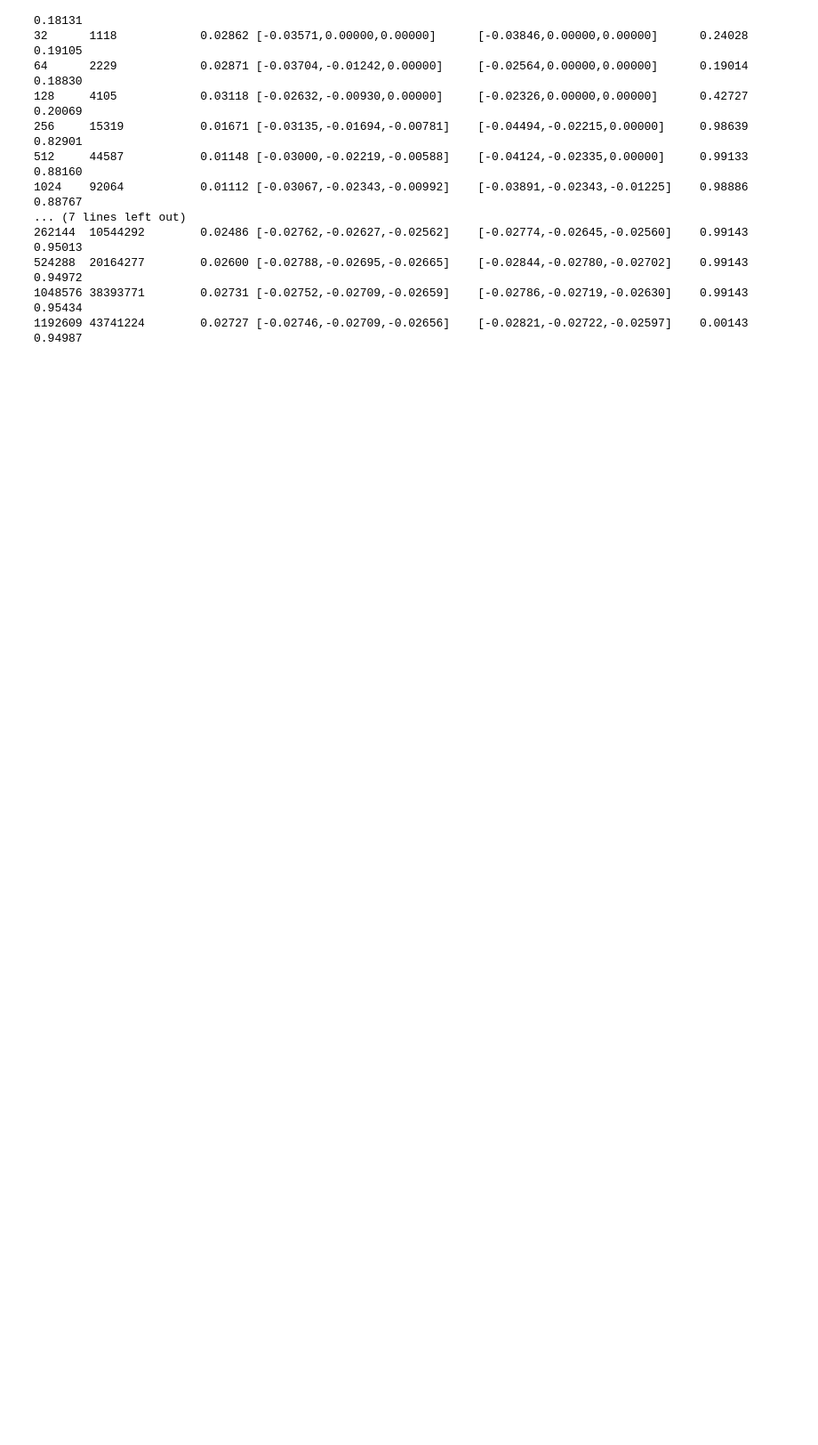
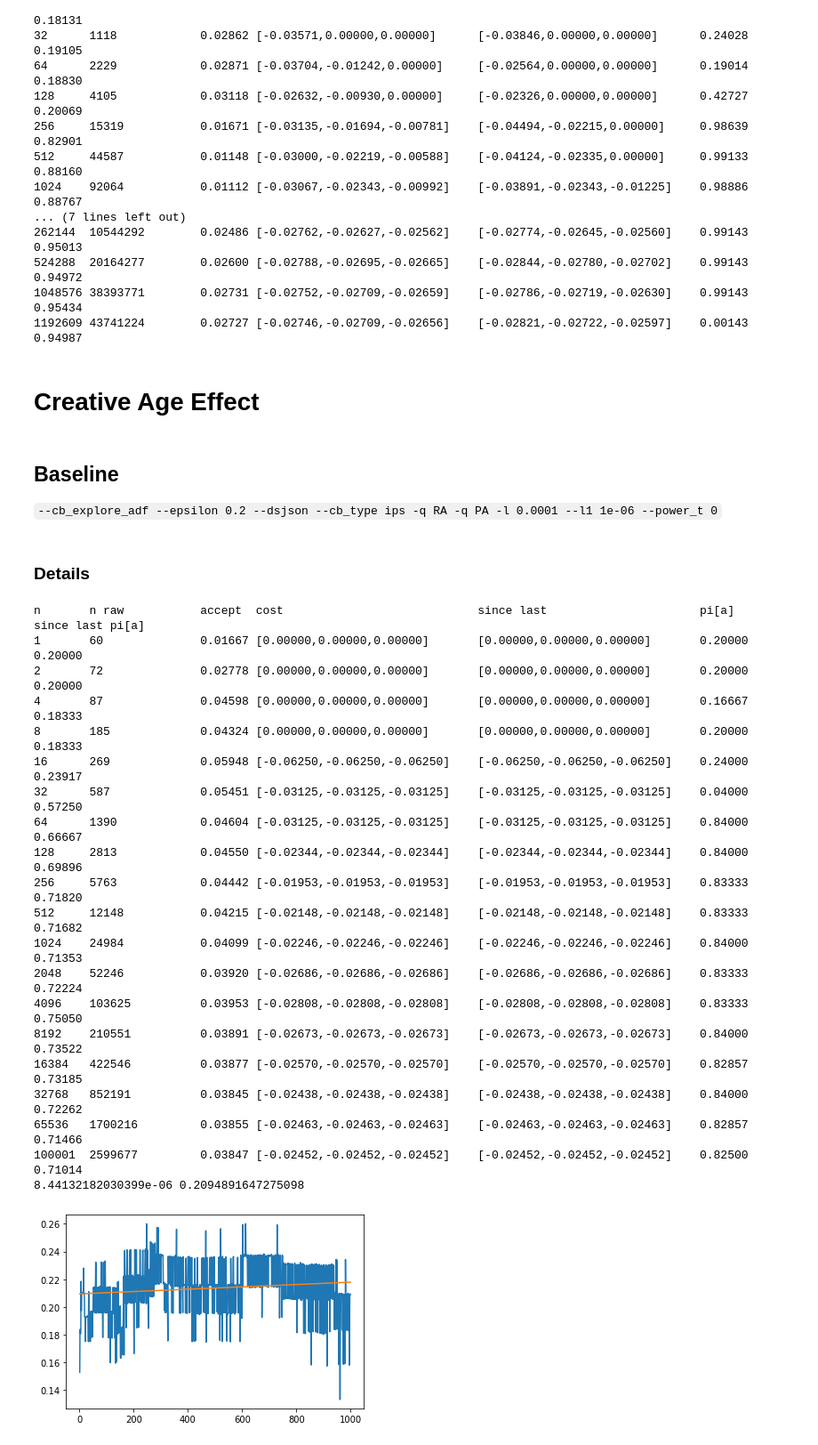
Before and after one commit to pmineiro/memoryrl, a Jupyter notebook: ExploreEval.ipynb, the cells around one changed output. Shown at 89% size. Drawn from its saved outputs; the diff is of its cells as text; code cells hidden in the pictures; blank space fills up the shorter version.

Commit message:
creative age stuff

```diff
--- a/ExploreEval.ipynb
+++ b/ExploreEval.ipynb
@@ -321,3 +321,5 @@ n       n raw           accept  cost                            since last
 524288  20164277        0.02600 [-0.02788,-0.02695,-0.02665]    [-0.02844,-0.02780,-0.02702]    0.99143         0.94972
 1048576 38393771        0.02731 [-0.02752,-0.02709,-0.02659]    [-0.02786,-0.02719,-0.02630]    0.99143         0.95434
 1192609 43741224        0.02727 [-0.02746,-0.02709,-0.02656]    [-0.02821,-0.02722,-0.02597]    0.00143         0.94987
+# %% [markdown]
+# Creative Age Effect
@@ -323,0 +494,38 @@ n       n raw           accept  cost                            since last
+# %% [markdown]
+## Baseline
+
+`--cb_explore_adf --epsilon 0.2 --dsjson --cb_type ips -q RA -q PA -l 0.0001 --l1 1e-06 --power_t 0`
+# %% [markdown]
+### Details
+# %%
+dontforkit(evalitcreative, (),
+       kwds = {
+         'path' : '/mnt/c/Users/pmineiro/Downloads/iris/',
+         'seed' : 4545,
+         'maxratio' : 1/(0.2/5),
+         'veedub' : '--cb_explore_adf --epsilon 0.2 --dsjson --cb_type ips -q RA -q PA -l 0.0001 --l1 1e-06 --power_t 0',
+         'npol': 1,
+         'maxdata': 100000,
+       })
+# %% [output]
+n       n raw           accept  cost                            since last                      pi[a]           since last pi[a]
+1       60              0.01667 [0.00000,0.00000,0.00000]       [0.00000,0.00000,0.00000]       0.20000         0.20000
+2       72              0.02778 [0.00000,0.00000,0.00000]       [0.00000,0.00000,0.00000]       0.20000         0.20000
+4       87              0.04598 [0.00000,0.00000,0.00000]       [0.00000,0.00000,0.00000]       0.16667         0.18333
+8       185             0.04324 [0.00000,0.00000,0.00000]       [0.00000,0.00000,0.00000]       0.20000         0.18333
+16      269             0.05948 [-0.06250,-0.06250,-0.06250]    [-0.06250,-0.06250,-0.06250]    0.24000         0.23917
+32      587             0.05451 [-0.03125,-0.03125,-0.03125]    [-0.03125,-0.03125,-0.03125]    0.04000         0.57250
+64      1390            0.04604 [-0.03125,-0.03125,-0.03125]    [-0.03125,-0.03125,-0.03125]    0.84000         0.66667
+128     2813            0.04550 [-0.02344,-0.02344,-0.02344]    [-0.02344,-0.02344,-0.02344]    0.84000         0.69896
+256     5763            0.04442 [-0.01953,-0.01953,-0.01953]    [-0.01953,-0.01953,-0.01953]    0.83333         0.71820
+512     12148           0.04215 [-0.02148,-0.02148,-0.02148]    [-0.02148,-0.02148,-0.02148]    0.83333         0.71682
+1024    24984           0.04099 [-0.02246,-0.02246,-0.02246]    [-0.02246,-0.02246,-0.02246]    0.84000         0.71353
+2048    52246           0.03920 [-0.02686,-0.02686,-0.02686]    [-0.02686,-0.02686,-0.02686]    0.83333         0.72224
+4096    103625          0.03953 [-0.02808,-0.02808,-0.02808]    [-0.02808,-0.02808,-0.02808]    0.83333         0.75050
+8192    210551          0.03891 [-0.02673,-0.02673,-0.02673]    [-0.02673,-0.02673,-0.02673]    0.84000         0.73522
+16384   422546          0.03877 [-0.02570,-0.02570,-0.02570]    [-0.02570,-0.02570,-0.02570]    0.82857         0.73185
+32768   852191          0.03845 [-0.02438,-0.02438,-0.02438]    [-0.02438,-0.02438,-0.02438]    0.84000         0.72262
+65536   1700216         0.03855 [-0.02463,-0.02463,-0.02463]    [-0.02463,-0.02463,-0.02463]    0.82857         0.71466
+100001  2599677         0.03847 [-0.02452,-0.02452,-0.02452]    [-0.02452,-0.02452,-0.02452]    0.82500         0.71014
+8.44132182030399e-06 0.2094891647275098
+[figure, added]
```
Also changed, not shown: parts of 6 cells of this notebook.
